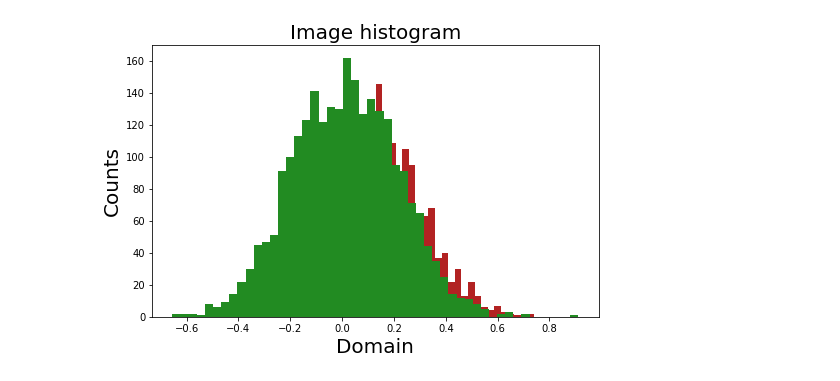
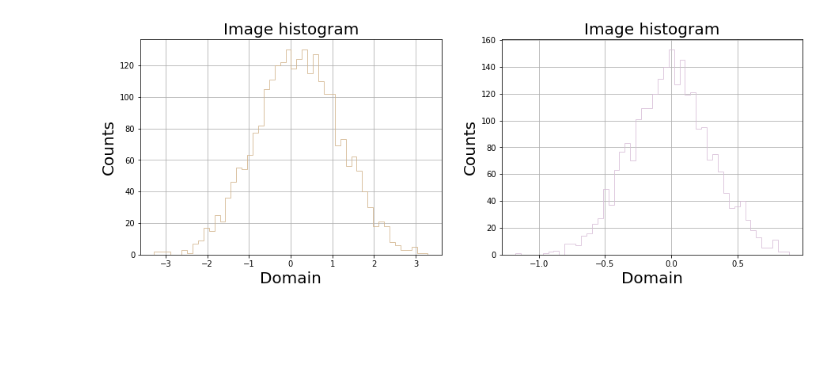
Before and after one commit to vodun/seismiqb, a Jupyter notebook: tutorials/plotters/03_hist.ipynb, the cells around one changed output. Saved outputs shown, nothing was run; the diff lists cells and outputs as text; code cells hidden in the pictures; blank space fills up the shorter version.

```diff
--- a/tutorials/plotters/03_hist.ipynb
+++ b/tutorials/plotters/03_hist.ipynb
@@ -10,7 +10,7 @@ sys.path.append('../..')
 from seismiqb import plot_image
 # %%
 shape = (50, 50)
-rand = lambda : np.random.rand()
-image_0 = np.random.normal(loc=rand(), scale=rand(), size=shape)
-image_1 = np.random.laplace(loc=rand(), scale=rand(), size=shape)
+
+image_0 = np.random.normal(loc=np.random.rand(), size=shape)
+image_1 = np.random.normal(scale=np.random.rand(), size=shape)
 # %%
@@ -20,14 +20,12 @@ plot_image([image_0, image_1], figsize=(16,8), cmap='Greys', colorbar=True, sepa
 # %%
-figure_params = {
-    'mode' : 'hist',
-    'figsize' : (15,5)
-}
+figure_params = {'mode' : 'hist'}
 
 annotation_params = {
     'title_label' : 'Image histogram',
     'xlabel': 'Domain',
-    'ylabel': 'Counts'
+    'ylabel': 'Counts',
+    'grid': True,
 }
 
-plot_image([image_0, image_1], separate=True, **annotation_params, **figure_params)
+plot_image(image_0, **annotation_params, **figure_params)
 # %% [output]
@@ -34,0 +49,7 @@ plot_image([image_0, image_1], separate=True, **annotation_params, **figure_para
+# %%
+hist_params = {
+    'color': ['tan', 'thistle'],
+    'histtype': 'step'
+}
+
+plot_image([image_0, image_1], **hist_params, **annotation_params, **figure_params)
@@ -35,6 +58,8 @@ plot_image([image_0, image_1], separate=True, **annotation_params, **figure_para
 # %%
-figure_params['figsize'] = (8, 5)
+figure_params['figsize'] = (15, 5)
 
-plot_image([image_0, image_1], **annotation_params, **figure_params)
+annotation_params['legend_label'] = None
+
+plot_image([image_0, image_1], separate=True, **hist_params, **annotation_params, **figure_params)
 # %% [output]
-[figure, old version]
+[figure, new version]
```
Also changed, not shown: parts of 11 cells of this notebook, 8 other files.
